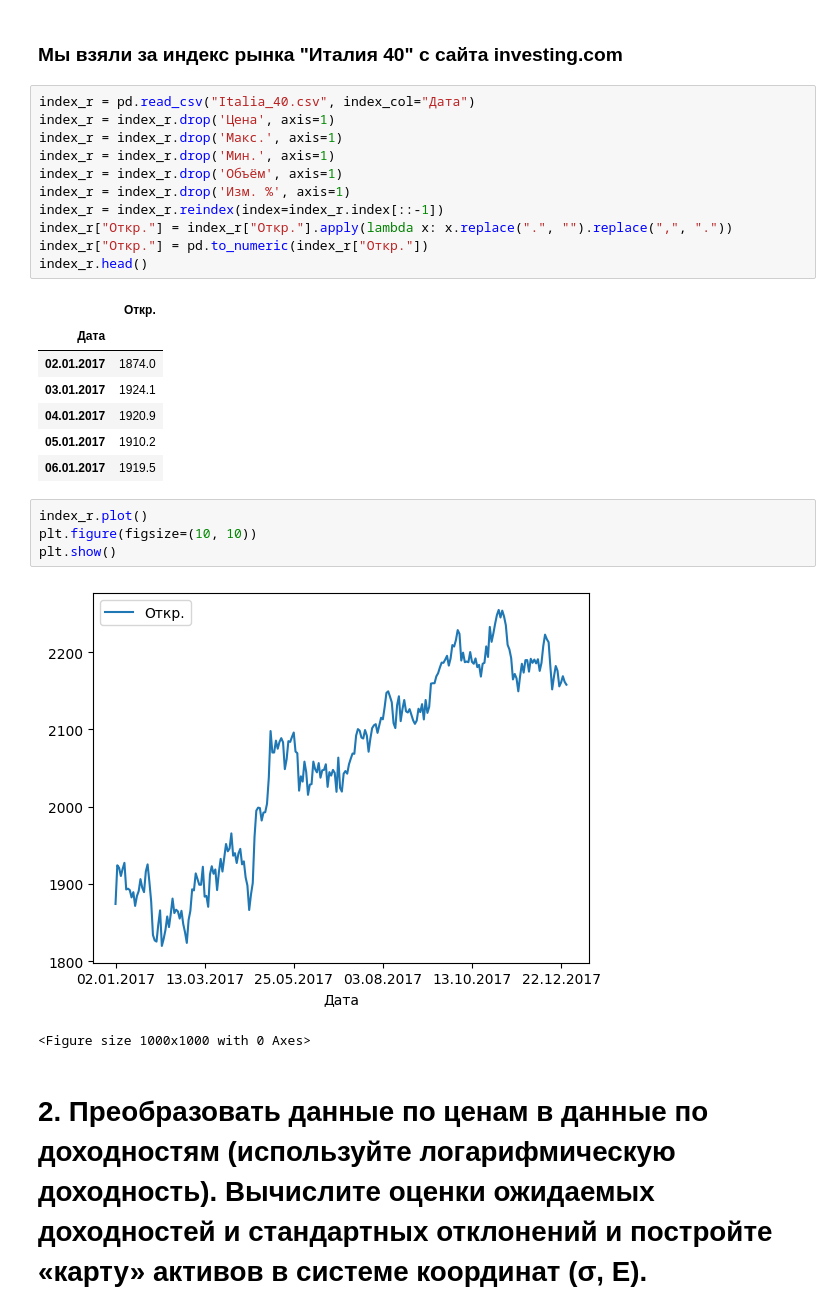
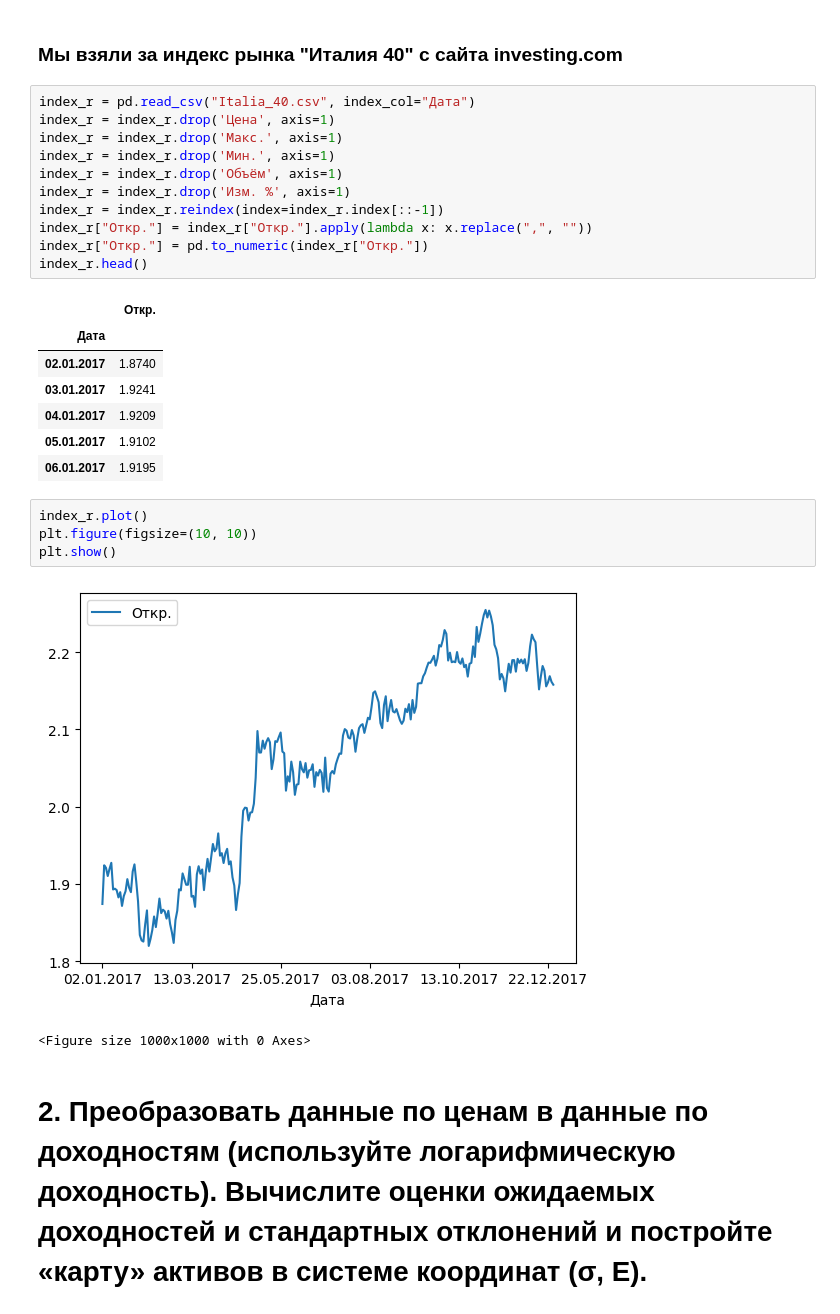
Before and after one commit to LevBugrov/financial-transaction-models, a Jupyter notebook: srdfgh.ipynb, the cells around one changed output. Drawn from its saved outputs; the diff is of its cells as text.

```diff
--- a/srdfgh.ipynb
+++ b/srdfgh.ipynb
@@ -86,28 +95,28 @@ data.head(10)
 # %%
 index_r = pd.read_csv("Italia_40.csv", index_col="Дата")
 index_r = index_r.drop('Цена', axis=1)
 index_r = index_r.drop('Макс.', axis=1)
 index_r = index_r.drop('Мин.', axis=1)
 index_r = index_r.drop('Объём', axis=1)
 index_r = index_r.drop('Изм. %', axis=1)
 index_r = index_r.reindex(index=index_r.index[::-1])
-index_r["Откр."] = index_r["Откр."].apply(lambda x: x.replace(".", "").replace(",", "."))
+index_r["Откр."] = index_r["Откр."].apply(lambda x: x.replace(",", ""))
 index_r["Откр."] = pd.to_numeric(index_r["Откр."])
 index_r.head()
 # %% [output]
 |  | Откр. |
 | Дата |  |
-| 02.01.2017 | 1874.0 |
-| 03.01.2017 | 1924.1 |
-| 04.01.2017 | 1920.9 |
-| 05.01.2017 | 1910.2 |
-| 06.01.2017 | 1919.5 |
+| 02.01.2017 | 1.8740 |
+| 03.01.2017 | 1.9241 |
+| 04.01.2017 | 1.9209 |
+| 05.01.2017 | 1.9102 |
+| 06.01.2017 | 1.9195 |
 # %%
 index_r.plot()
 plt.figure(figsize=(10, 10))
 plt.show()
 # %% [output]
-[figure, old version]
+[figure, new version]
 <Figure size 1000x1000 with 0 Axes>
 # %% [markdown]
 # 2.	Преобразовать данные по ценам в данные по доходностям (используйте логарифмическую доходность). Вычислите оценки ожидаемых доходностей и стандартных отклонений и постройте «карту» активов в системе координат (σ, E).
```
Also changed, not shown: parts of 33 cells of this notebook, 1 other file.
